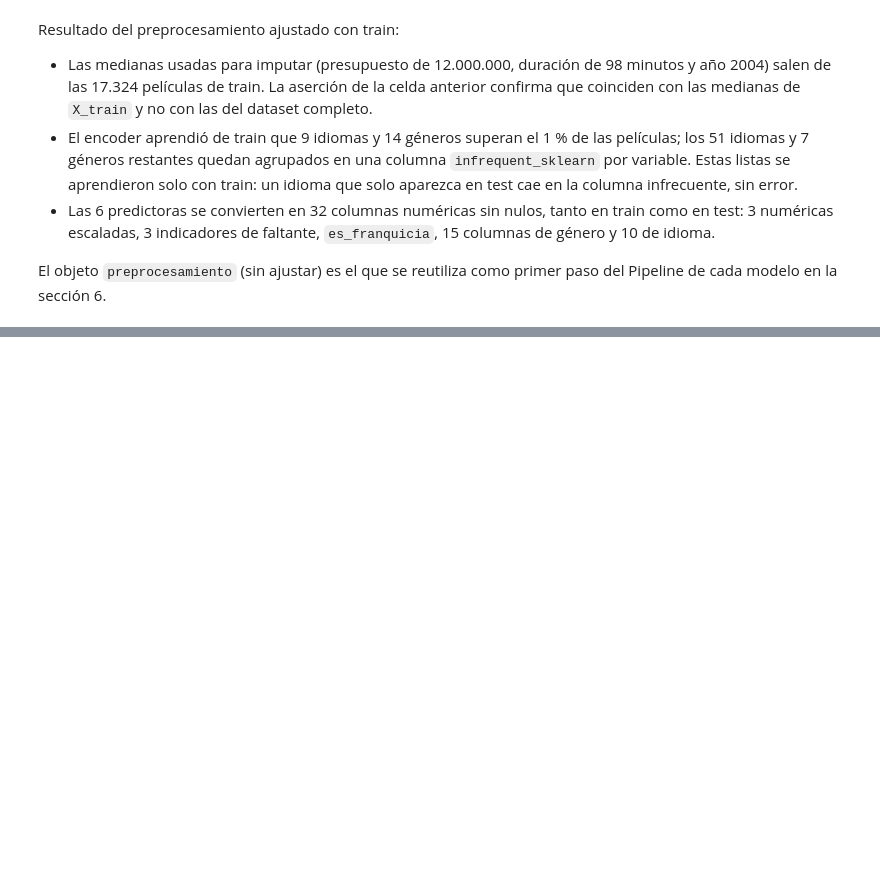
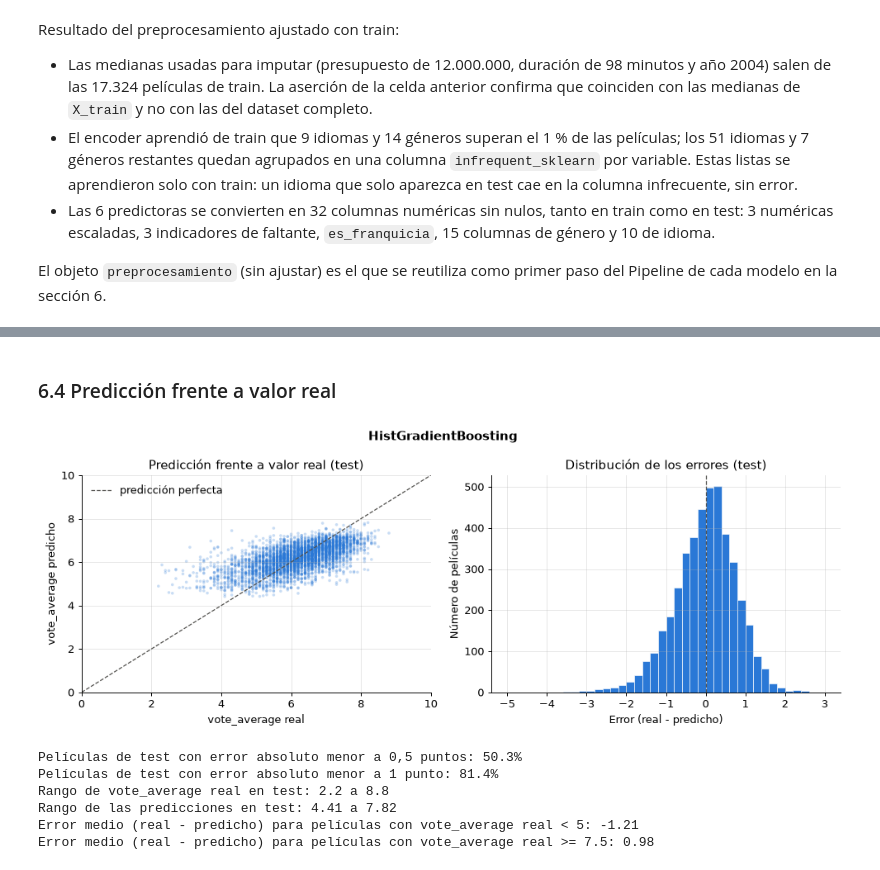
Before and after one commit to amunera66/proyecto-modelos-1, a Jupyter notebook: fase-1/fase1_modelo_predictivo.ipynb, the cells around one changed output, grey strips where cells are left out. Saved outputs shown, nothing was run; the diff lists cells and outputs as text; code cells hidden in the pictures; blank space fills up the shorter version.

Commit message:
Entrena y evalúa los modelos, guarda el Pipeline y documenta resultados

```diff
--- a/fase-1/fase1_modelo_predictivo.ipynb
+++ b/fase-1/fase1_modelo_predictivo.ipynb
@@ -766,0 +838,3 @@ El objeto `preprocesamiento` (sin ajustar) es el que se reutiliza como primer pa
+# %%
+MEJOR_MODELO = resultados_cv["RMSE"].idxmin()
+print(f"Modelo seleccionado por menor RMSE en validación cruzada: {MEJOR_MODELO}")
@@ -766,0 +847,16 @@ El objeto `preprocesamiento` (sin ajustar) es el que se reutiliza como primer pa
+# %%
+filas_test = []
+predicciones_test = {}
+for nombre, pipeline in modelos.items():
+    pipeline.fit(X_train, y_train)
+    prediccion = pipeline.predict(X_test)
+    predicciones_test[nombre] = prediccion
+    filas_test.append({
+        "modelo": nombre,
+        "MAE": mean_absolute_error(y_test, prediccion),
+        "RMSE": root_mean_squared_error(y_test, prediccion),
+        "R2": r2_score(y_test, prediccion),
+    })
+
+resultados_test = pd.DataFrame(filas_test).set_index("modelo").round(4)
+resultados_test
@@ -766,0 +888,41 @@ El objeto `preprocesamiento` (sin ajustar) es el que se reutiliza como primer pa
+# %% [markdown]
+### 6.4 Predicción frente a valor real
+# %%
+prediccion_mejor = predicciones_test[MEJOR_MODELO]
+
+fig, ejes = plt.subplots(1, 2, figsize=(11, 4.2))
+ejes[0].scatter(y_test, prediccion_mejor, s=8, alpha=0.25, color=COLOR_PRINCIPAL, edgecolors="none")
+ejes[0].plot([0, 10], [0, 10], color="#52514e", linewidth=1, linestyle="--", label="predicción perfecta")
+ejes[0].set_xlim(0, 10)
+ejes[0].set_ylim(0, 10)
+ejes[0].set_xlabel("vote_average real")
+ejes[0].set_ylabel("vote_average predicho")
+ejes[0].set_title("Predicción frente a valor real (test)")
+ejes[0].legend(loc="upper left", frameon=False)
+
+residuos = y_test - prediccion_mejor
+ejes[1].hist(residuos, bins=np.arange(-5, 3.01, 0.2), color=COLOR_PRINCIPAL, edgecolor="white", linewidth=0.5)
+ejes[1].axvline(0, color="#52514e", linewidth=1, linestyle="--")
+ejes[1].set_xlabel("Error (real - predicho)")
+ejes[1].set_ylabel("Número de películas")
+ejes[1].set_title("Distribución de los errores (test)")
+
+fig.suptitle(MEJOR_MODELO, fontweight="bold")
+fig.tight_layout()
+plt.show()
+
+error_absoluto = np.abs(residuos)
+print(f"Películas de test con error absoluto menor a 0,5 puntos: {(error_absoluto < 0.5).mean():.1%}")
+print(f"Películas de test con error absoluto menor a 1 punto: {(error_absoluto < 1).mean():.1%}")
+print(f"Rango de vote_average real en test: {y_test.min():.1f} a {y_test.max():.1f}")
+print(f"Rango de las predicciones en test: {prediccion_mejor.min():.2f} a {prediccion_mejor.max():.2f}")
+print(f"Error medio (real - predicho) para películas con vote_average real < 5: {residuos[y_test < 5].mean():.2f}")
+print(f"Error medio (real - predicho) para películas con vote_average real >= 7.5: {residuos[y_test >= 7.5].mean():.2f}")
+# %% [output]
+[figure, added]
+Películas de test con error absoluto menor a 0,5 puntos: 50.3%
+Películas de test con error absoluto menor a 1 punto: 81.4%
+Rango de vote_average real en test: 2.2 a 8.8
+Rango de las predicciones en test: 4.41 a 7.82
+Error medio (real - predicho) para películas con vote_average real < 5: -1.21
+Error medio (real - predicho) para películas con vote_average real >= 7.5: 0.98
```
Also changed, not shown: parts of 21 cells of this notebook, 4 other files.
